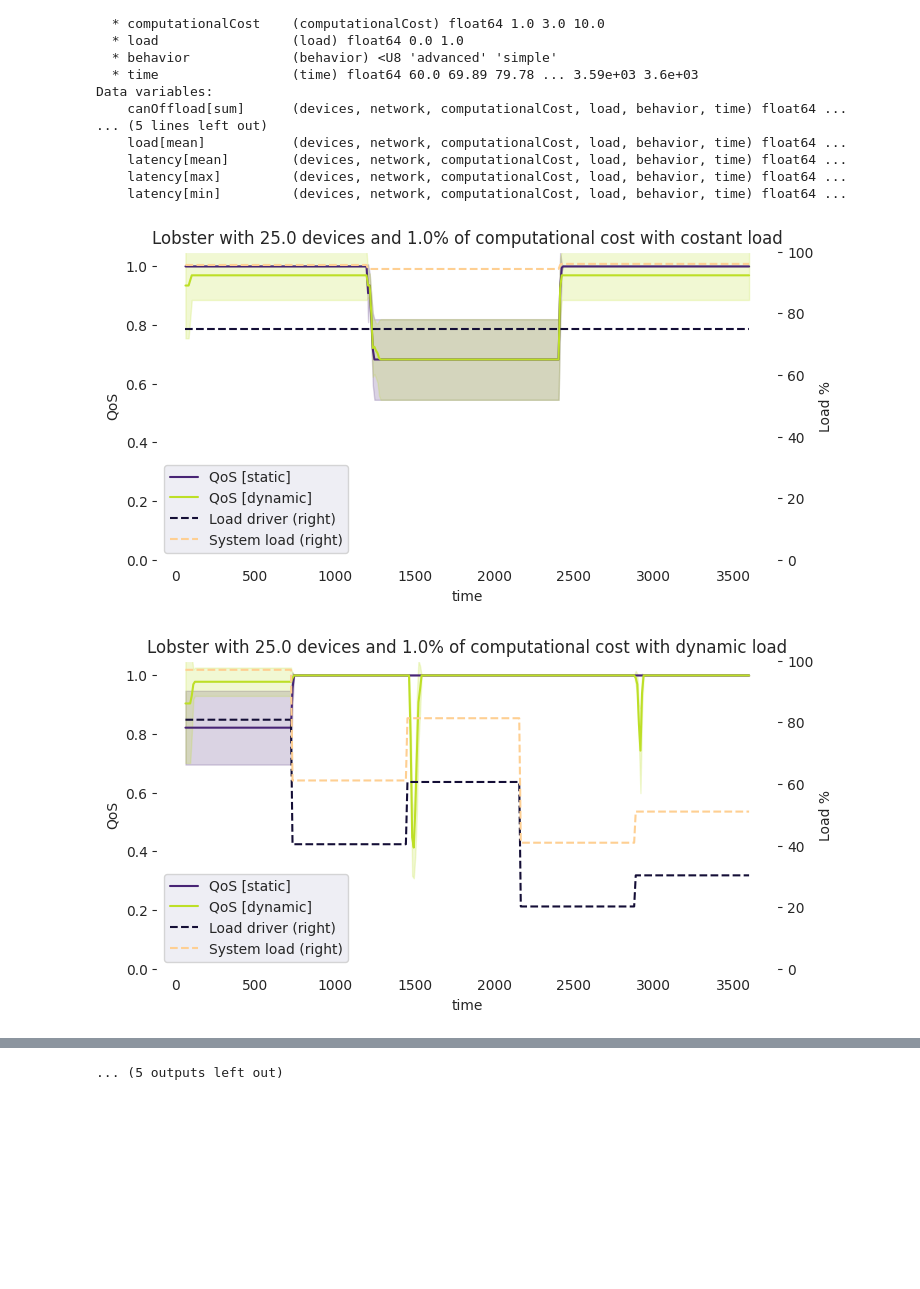
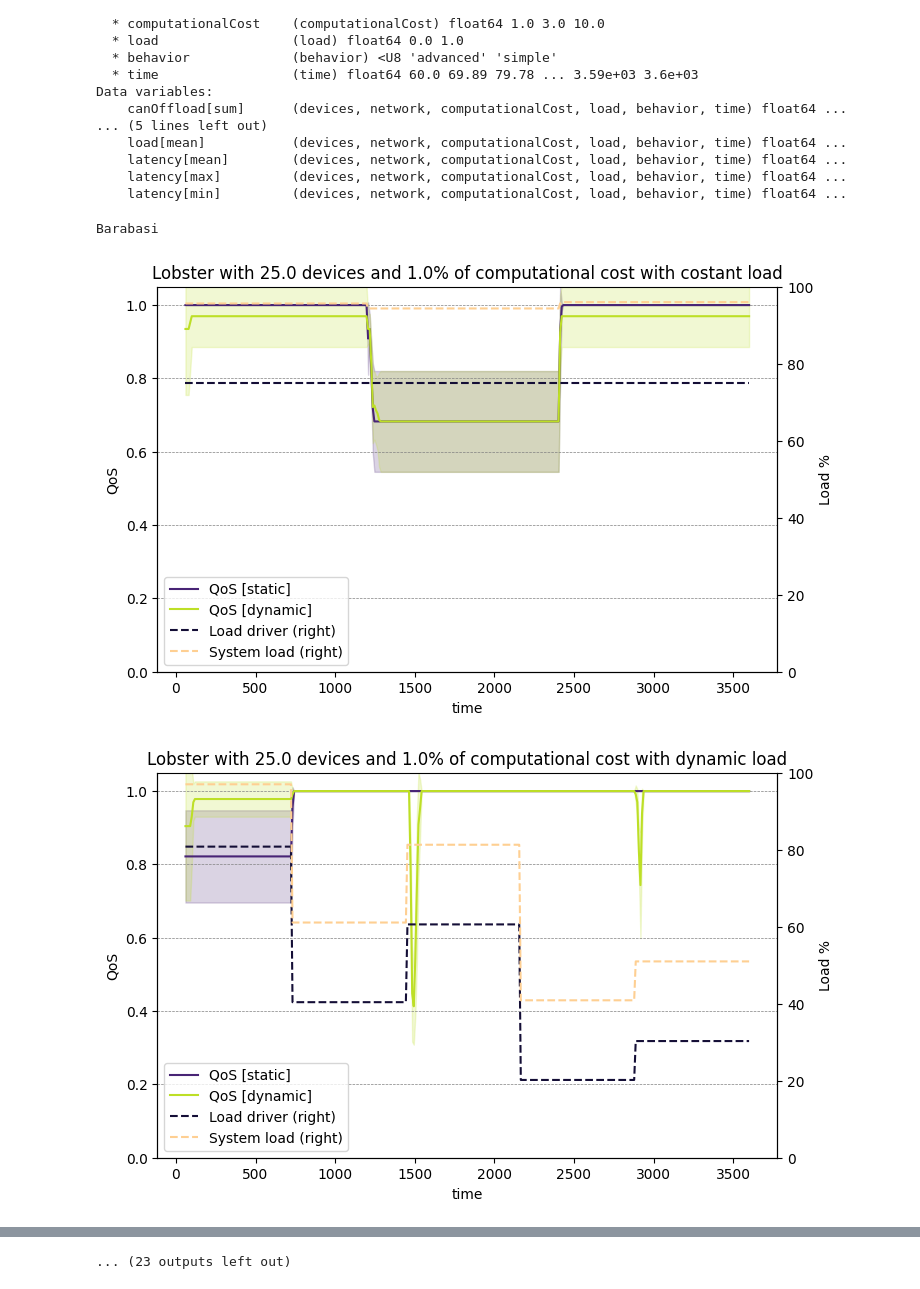
Before and after one commit to nicolasfara/reconfiguration-experiments, a Jupyter notebook: data-visualization/data-exploration.ipynb, the cells around one changed output, grey strips where cells are left out. Cells and saved outputs as stored; diff of their text form; code cells hidden in the pictures; blank space fills up the shorter version.

Commit message:
Update charts

```diff
--- a/data-visualization/data-exploration.ipynb
+++ b/data-visualization/data-exploration.ipynb
@@ -26,7 +26,7 @@ pickleOutput = 'data_summary'
 experiments = ['load_based']
 floatPrecision = '{: 0.3f}'
 # Number of time samples
-timeSamples = 359
+timeSamples = 720
 # time management
 minTime = 60
 maxTime = 3600
@@ -161,35 +164,48 @@ def extract_values(dataset, stdevs, behaviour, computational_cost, devices, load
 # %%
 x_time = lobster['time'].to_numpy()
 
 behavior = dataset.coords["behavior"].values
 devices = dataset.coords["devices"].values
 computationalCost = dataset.coords["computationalCost"].values
 load = dataset.coords["load"].values
 
 import matplotlib.cm as cmx
 
 colorscale_margin = 0.1
 
 def lammerda(colormap, x):
     return colormap(x*(1-colorscale_margin * 2) + colorscale_margin)
 
-for dev in devices:
-    for compCost in computationalCost:
-        for ld in load:
-            (simple_values, simple_plus_errors, simple_minus_errors) = extract_values(lobster, lobster_stdevs, "simple", compCost, dev, ld)
-            (advanced_values, advanced_plus_errors, advanced_minus_errors) = extract_values(lobster, lobster_stdevs, "advanced", compCost, dev, ld)
-            load_driver = lobster.sel({"behavior": "simple", "computationalCost": compCost, "devices": dev, "load": ld }, drop=True)["load[mean]"].to_numpy()
-            effective_load = lobster.sel({"behavior": "simple", "computationalCost": compCost, "devices": dev, "load": ld }, drop=True)["effectiveLoad[mean]"].to_numpy()
-            dataset_plot = pd.DataFrame({ "time": x_time, "QoS [static]": simple_values, "QoS [dynamic]": advanced_values, "Load driver": load_driver, "System load": effective_load })
-            fig, ax = plt.subplots(figsize=(8,4))
-            ax.set_title("Lobster with {0} devices and {1}% of computational cost with {2} load".format(dev, compCost, "costant" if ld == 0.0 else "dynamic"))
-            dataset_plot.plot(x="time", y=["QoS [static]", "QoS [dynamic]"], ax=ax, ylabel="QoS", ylim=(0, 1.05), colormap=lambda x: lammerda(cmx.viridis, x))
-            dataset_plot.plot(x="time", y=["Load driver", "System load"], ylabel="Load %", secondary_y = True, ax=ax,linestyle="dashed", ylim=(0, 100), colormap=lambda x: lammerda(cmx.magma, x))
-            ax.fill_between(x_time, simple_plus_errors, simple_minus_errors, alpha=0.2, color=lammerda(cmx.viridis, 0))
-            ax.fill_between(x_time, advanced_plus_errors, advanced_minus_errors, alpha=0.2, color=lammerda(cmx.viridis, 1))
-            ax.set_facecolor("white")
+def print_charts(dataset, stdev, net):
+    for dev in devices:
+        for compCost in computationalCost:
+            for ld in load:
+                (simple_values, simple_plus_errors, simple_minus_errors) = extract_values(dataset, stdev, "simple", compCost, dev, ld)
+                (advanced_values, advanced_plus_errors, advanced_minus_errors) = extract_values(dataset, stdev, "advanced", compCost, dev, ld)
+                load_driver = lobster.sel({"behavior": "simple", "computationalCost": compCost, "devices": dev, "load": ld }, drop=True)["load[mean]"].to_numpy()
+                effective_load = lobster.sel({"behavior": "simple", "computationalCost": compCost, "devices": dev, "load": ld }, drop=True)["effectiveLoad[mean]"].to_numpy()
+                dataset_plot = pd.DataFrame({ "time": x_time, "QoS [static]": simple_values, "QoS [dynamic]": advanced_values, "Load driver": load_driver, "System load": effective_load })
+                #fig, ax = plt.subplots(figsize=(8,4))
 
-matplotlib.pyplot.close()
+                ax = dataset_plot.plot(x="time", y=["QoS [static]", "QoS [dynamic]"], ylabel="QoS", figsize=(8, 5), ylim=(0, 1.05), colormap=lambda x: lammerda(cmx.viridis, x))
+                dataset_plot.plot(x="time", y=["Load driver", "System load"], ylabel="Load %", secondary_y = True, ax=ax, linestyle="dashed", ylim=(0, 100.05), colormap=lambda x: lammerda(cmx.magma, x))
+
+                ax.set_title("{0} with {1} devices and {2}% of computational cost with {3} load".format(net, dev, compCost, "costant" if ld == 0.0 else "dynamic"))
+                ax.fill_between(x_time, simple_plus_errors, simple_minus_errors, alpha=0.2, color=lammerda(cmx.viridis, 0))
+                ax.fill_between(x_time, advanced_plus_errors, advanced_minus_errors, alpha=0.2, color=lammerda(cmx.viridis, 1))
+                ax.set_facecolor("white")
+                ax.get_xaxis().set_visible(True)
+                ax.grid(axis = 'y', color = 'gray', linestyle = '--', linewidth = 0.5)
+                ax.spines['top'].set_visible(False)
+
+    matplotlib.pyplot.close()
+
+print_charts(lobster, lobster_stdevs, "Lobster")
+
+print("Barabasi")
+
+print_charts(barabasi, barabasi_stdevs, "Barabasi")
 # %% [output]
+Barabasi
-[figure, old version]
+[figure, new version]
-[figure, old version]
+[figure, new version]
@@ -206 +221 @@ matplotlib.pyplot.close()
-... (5 outputs left out)
+... (23 outputs left out)
```
Also changed, not shown: parts of 5 cells of this notebook.
